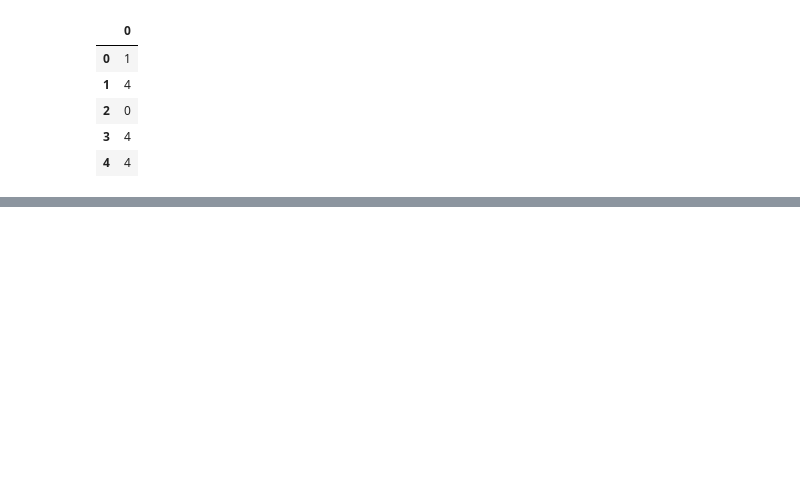
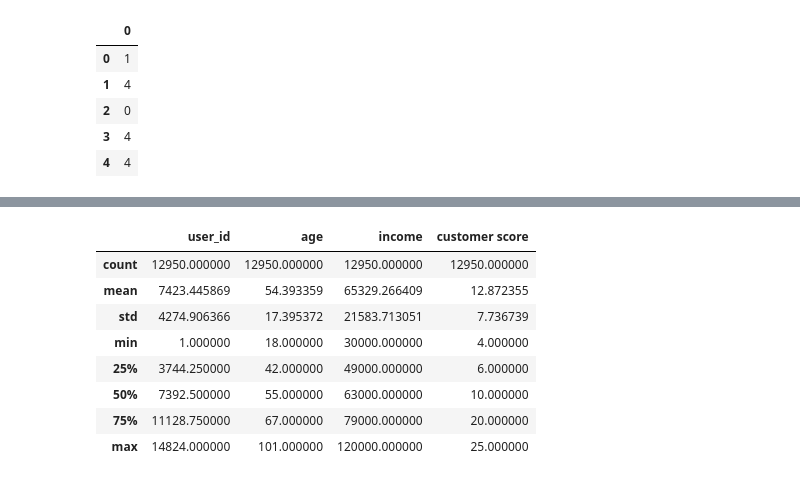
Before and after one commit to Solrys/Instacart-Analysis-by-Pandavas, a Jupyter notebook: ML for Customer Profile.ipynb, the cells around one changed output, grey strips where cells are left out. Saved outputs shown, nothing was run; the diff lists cells and outputs as text; code cells hidden in the pictures; blank space fills up the shorter version.

```diff
--- a/ML for Customer Profile.ipynb
+++ b/ML for Customer Profile.ipynb
@@ -95,0 +143,12 @@ plt.show()
+# %%
+dataset.describe()
+# %% [output]
+|  | user_id | age | income | customer score |
+| count | 12950.000000 | 12950.000000 | 12950.000000 | 12950.000000 |
+| mean | 7423.445869 | 54.393359 | 65329.266409 | 12.872355 |
+| std | 4274.906366 | 17.395372 | 21583.713051 | 7.736739 |
+| min | 1.000000 | 18.000000 | 30000.000000 | 4.000000 |
+| 25% | 3744.250000 | 42.000000 | 49000.000000 | 6.000000 |
+| 50% | 7392.500000 | 55.000000 | 63000.000000 | 10.000000 |
+| 75% | 11128.750000 | 67.000000 | 79000.000000 | 20.000000 |
+| max | 14824.000000 | 101.000000 | 120000.000000 | 25.000000 |
```
Also changed, not shown: parts of 9 cells of this notebook, 1 other file.
